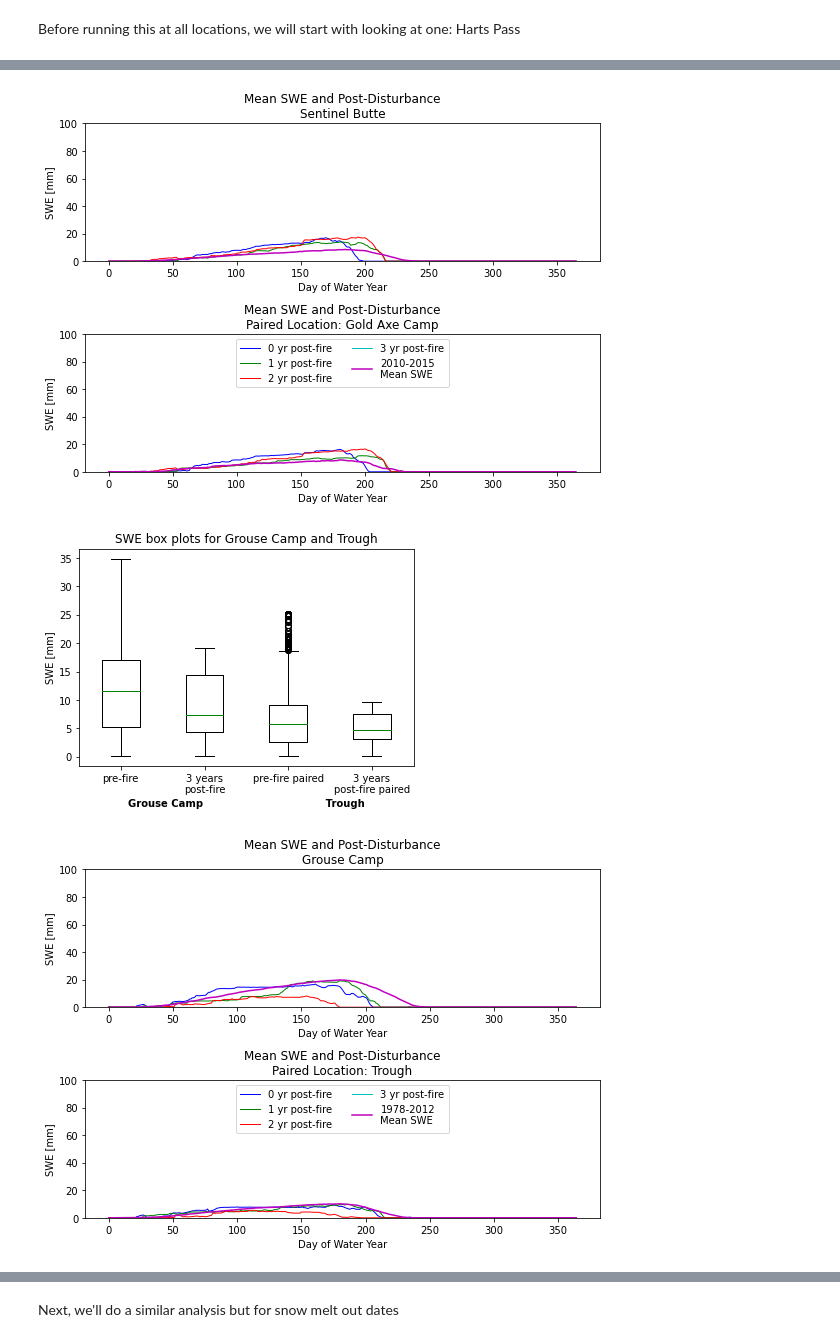
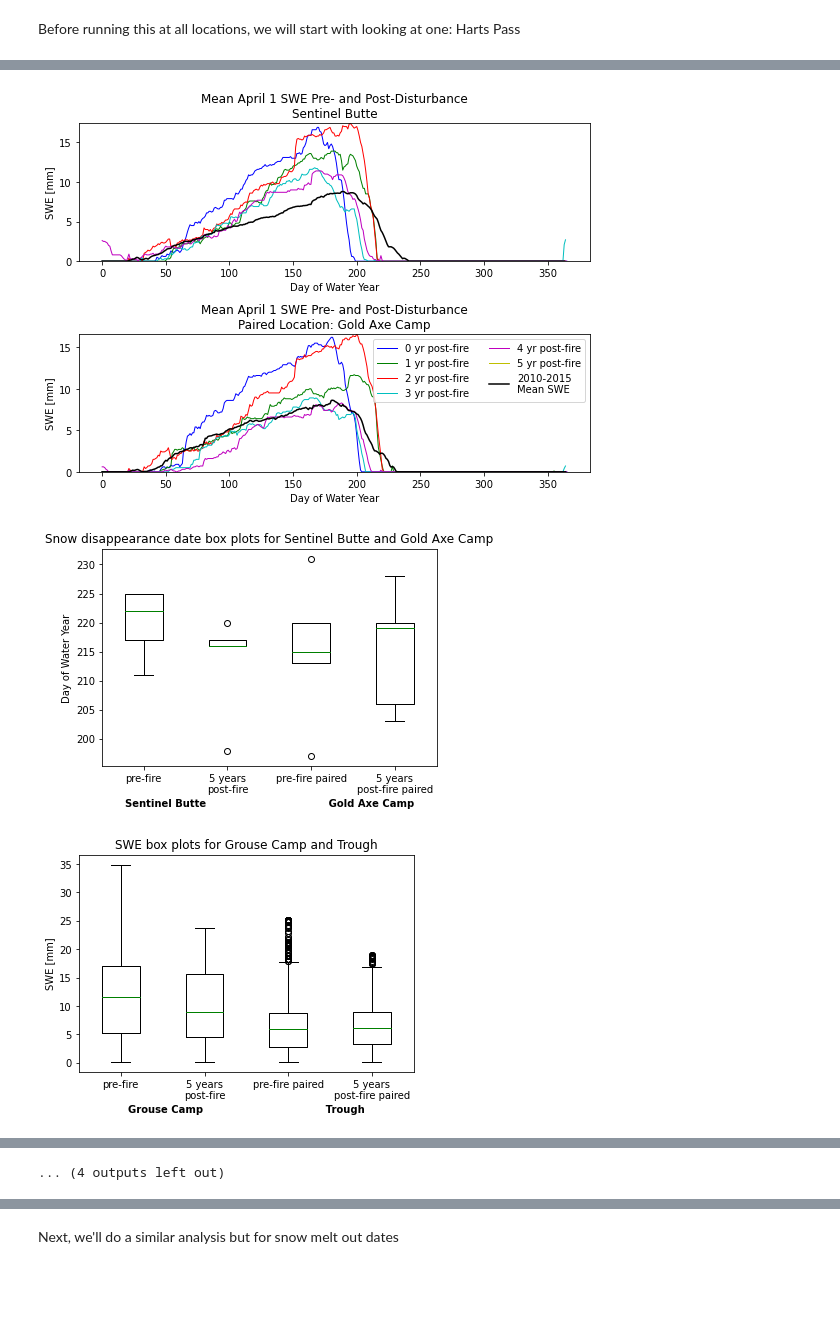
Before and after one commit to dlhogan97/CEWA565_project, a Jupyter notebook: regression_confidence_intervals.ipynb, the cells around one changed output, grey strips where cells are left out. Cells and saved outputs as stored; diff of their text form; code cells hidden in the pictures; blank space fills up the shorter version.

Commit message:
Updates with DID for snow disappearance

```diff
--- a/regression_confidence_intervals.ipynb
+++ b/regression_confidence_intervals.ipynb
@@ -69,5 +99,6 @@ def getSites(site, paired, fire_dict=fire_sites, filepath=filepath, disruption_d
     print('Done!')
     return df_b, df_a, df_paired_b, df_paired_a
 # %%
-df_b, df_a, df_paired_b, df_paired_a = getSites(site,paired, postyrs=years)
+df_b, df_a, df_paired_b, df_paired_a = getSites(site,paired, variable='meltdates',postyrs=5)
+df_a
 # %% [output]
@@ -87,9 +126,21 @@ def boxplotSWE(ax, before, after, paired_before, paired_after,postyrs=5):
     ax.set_ylabel('SWE [mm]')
     ax.set_title('SWE box plots for {} and {}'.format(site, paired))
     return ax
+# %%
+def boxplotDOWY(ax, before, after, paired_before, paired_after,postyrs=5):
+    # remove 0s
+    pltlabels = ['pre-fire', '{} years\npost-fire'.format(postyrs),'pre-fire paired', '{} years\npost-fire paired'.format(postyrs)]
+    ax.boxplot([df_b['DOWY'],
+                df_a['DOWY'],
+                df_paired_b['DOWY'],
+                df_paired_a['DOWY']], labels = pltlabels)
+    ax.set_xlabel(site+'                                   '+paired, fontdict={'weight':'bold'})
+    ax.set_ylabel('Day of Water Year')
+    ax.set_title('Snow disappearance date box plots for {} and {}'.format(site, paired))
+    return ax
 # %%
 def plotSWE(ax, before, after, site, paired=False):
-    """plotSWE will plot mean SWE prior to the disturbance event against post disturbance SWE.
+    """plotSWE will plot mean April 1 SWE prior to the disturbance event against post disturbance SWE.
 
     Args:
         ax (axis): axis for plotting purposes
@@ -115,22 +166,23 @@ def plotSWE(ax, before, after, site, paired=False):
     mean_swe.plot(ax=ax,label='{}-{}\nMean SWE'.format(minyear,maxyear))
     ax.set_xlabel('Day of Water Year')
     ax.set_ylabel('SWE [mm]')
-    if site == 'Harts Pass' or 'Lyman Lake':
-        ax.set_ylim(0,100)
-    else:
-        ax.set_ylim(0,45)
+    max_swe=max(before['SNOTEL:WTEQ_D'].max(),after['SNOTEL:WTEQ_D'].max())
+    ax.set_ylim(0,max_swe)
     if paired is True:
         site = 'Paired Location: '+site
-    ax.set_title('Mean SWE and Post-Disturbance\n{}'.format(site))
+    ax.set_title('Mean April 1 SWE Pre- and Post-Disturbance\n{}'.format(site))
     return ax
 # %%
-
+years = 5
 for i,(site,paired) in enumerate(fire_sites.items()):
-    df_b, df_a, df_paired_b, df_paired_a = getSites(site,paired, postyrs=years)
+    df_b, df_a, df_paired_b, df_paired_a = getSites(site,paired,postyrs=years)
     fig1, ax = plt.subplots()
     boxplotSWE(ax,df_b, df_a, df_paired_b, df_paired_a, postyrs=years)
-    fig2, (ax1,ax2) = plt.subplots(2,figsize=(8,6), tight_layout=True)
+    fig3, (ax1,ax2) = plt.subplots(2,figsize=(8,6), tight_layout=True)
     plotSWE(ax1,df_b,df_a,site)
     plotSWE(ax2,df_paired_b,df_paired_a,paired,paired=True)
-    ax2.legend(loc='upper center',ncol=2)
+    ax2.legend(loc='upper right',ncol=2)
+    df_b, df_a, df_paired_b, df_paired_a = getSites(site,paired, variable='meltdates',postyrs=years)
+    fig2, ax = plt.subplots()
+    boxplotDOWY(ax,df_b, df_a, df_paired_b, df_paired_a, postyrs=years)
 # %% [output]
@@ -155,3 +207,3 @@ Start date: 1981-10-01
-[figure, old version]
+[figure, new version]
-[figure, old version]
+[figure, new version]
-[figure, old version]
+[figure, new version]
@@ -164 +217,2 @@ Start date: 1981-10-01
+... (4 outputs left out)
 # %%
```
Also changed, not shown: parts of 11 cells of this notebook, 4 other files.
